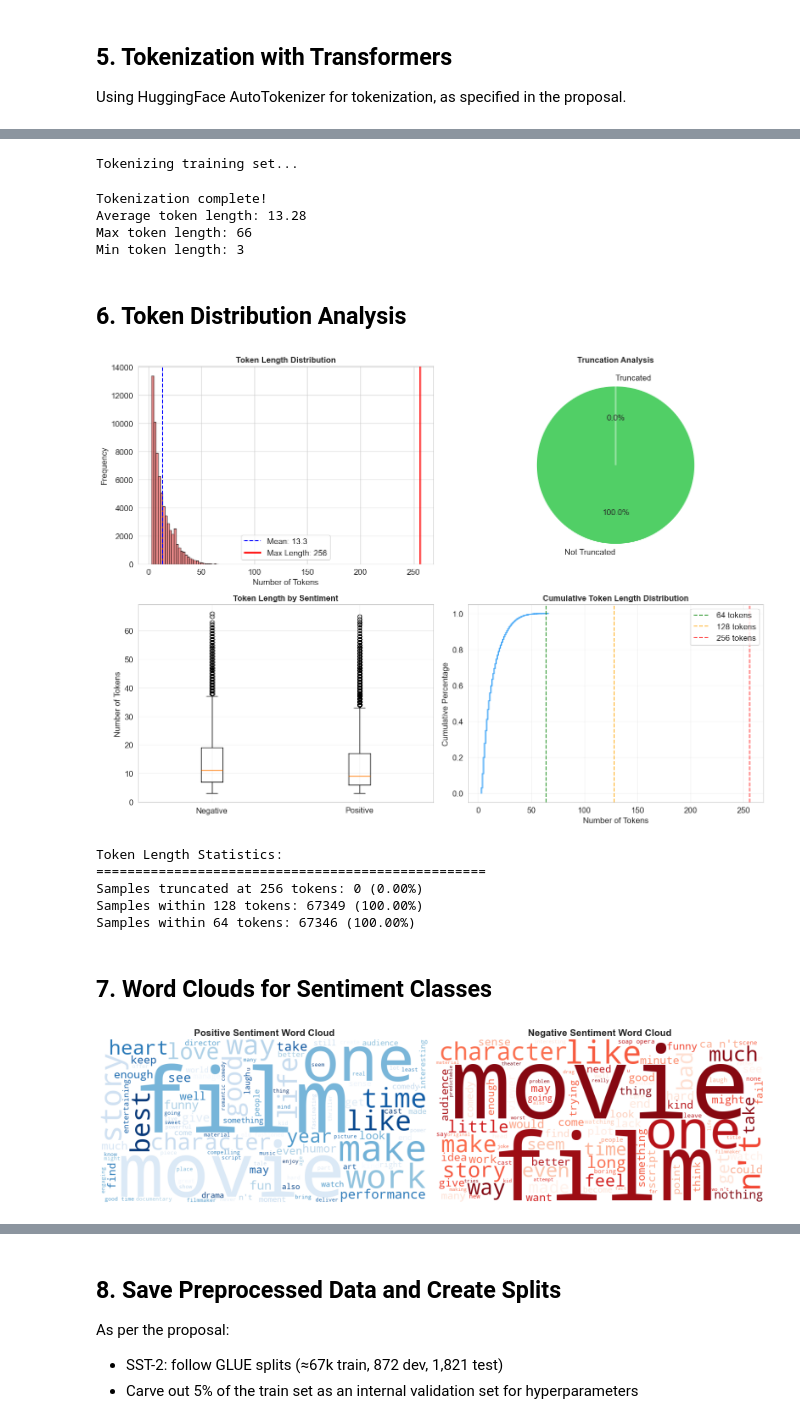
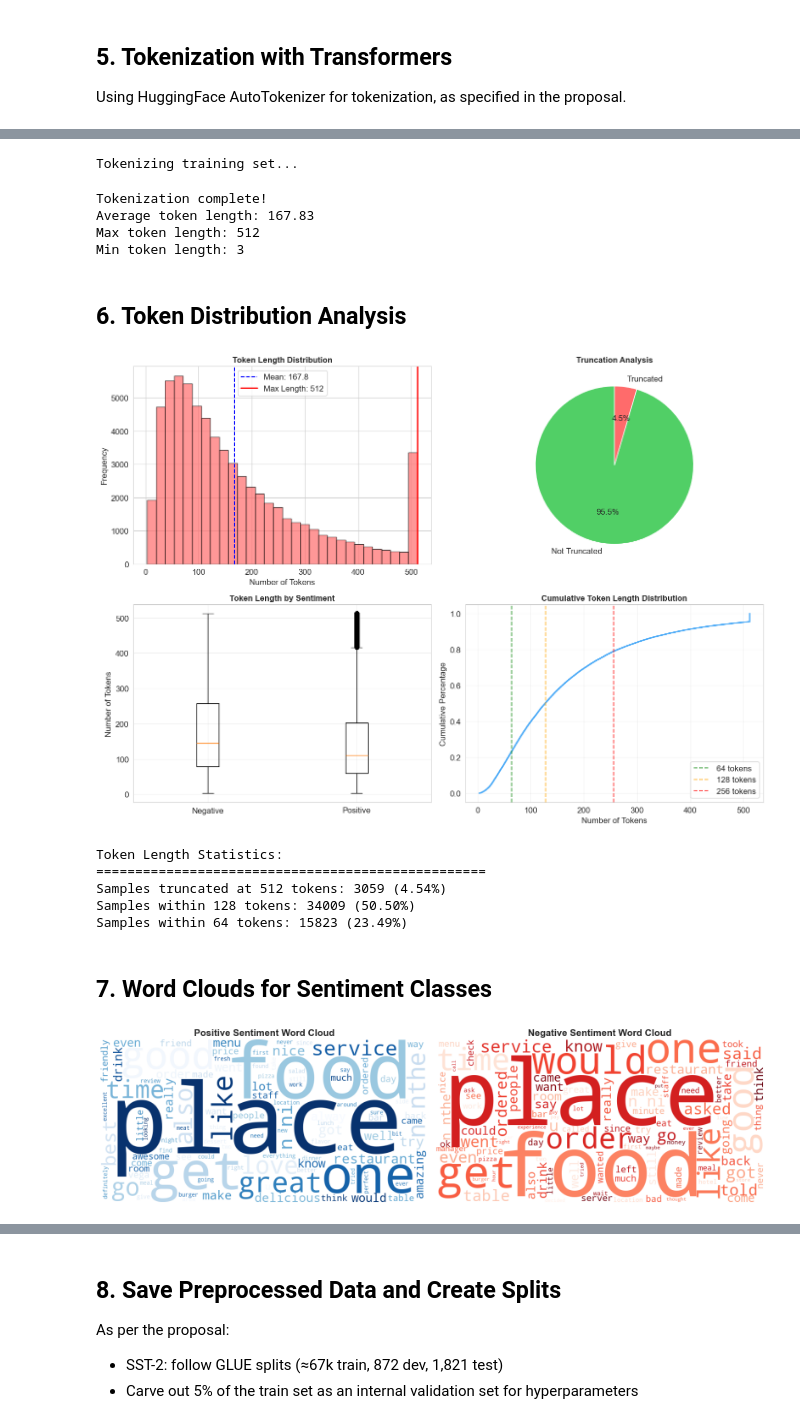
Before and after one commit to chaowei312/5800_FinalProject, a Jupyter notebook: notebooks/yelp/eda_preprocessing.ipynb, the cells around one changed output, grey strips where cells are left out. Drawn from its saved outputs; the diff is of its cells as text; code cells hidden in the pictures.

Commit message:
yelp_dataset_EDA_Experiment

```diff
--- a/notebooks/yelp/eda_preprocessing.ipynb
+++ b/notebooks/yelp/eda_preprocessing.ipynb
@@ -135,29 +168,29 @@ dtypes: int64(4), object(1)
 # %%
 # Basic statistics
 print("=" * 50)
-print("SST-2 DATASET STATISTICS")
+print("Yelp DATASET STATISTICS")
 print("=" * 50)
 
 # Label distribution
 print("\n1. Label Distribution:")
 print("-" * 30)
 print("Training set:")
-train_label_counts = sst2_train_df['label'].value_counts()
-print(f"  Negative (0): {train_label_counts[0]} ({train_label_counts[0]/len(sst2_train_df)*100:.1f}%)")
-print(f"  Positive (1): {train_label_counts[1]} ({train_label_counts[1]/len(sst2_train_df)*100:.1f}%)")
+train_label_counts = yelp_train_df['label'].value_counts()
+print(f"  Negative (0): {train_label_counts[0]} ({train_label_counts[0]/len(yelp_train_df)*100:.1f}%)")
+print(f"  Positive (1): {train_label_counts[1]} ({train_label_counts[1]/len(yelp_train_df)*100:.1f}%)")
 
 print("\nValidation set:")
-val_label_counts = sst2_val_df['label'].value_counts()
-print(f"  Negative (0): {val_label_counts[0]} ({val_label_counts[0]/len(sst2_val_df)*100:.1f}%)")
-print(f"  Positive (1): {val_label_counts[1]} ({val_label_counts[1]/len(sst2_val_df)*100:.1f}%)")
+val_label_counts = yelp_val_df['label'].value_counts()
+print(f"  Negative (0): {val_label_counts[0]} ({val_label_counts[0]/len(yelp_val_df)*100:.1f}%)")
+print(f"  Positive (1): {val_label_counts[1]} ({val_label_counts[1]/len(yelp_val_df)*100:.1f}%)")
 
 # Text statistics
 print("\n2. Text Length Statistics:")
 print("-" * 30)
 print("Training set:")
-print(sst2_train_df[['text_length', 'word_count']].describe())
+print(yelp_train_df[['text_length', 'word_count']].describe())
 
 print("\nValidation set:")
-print(sst2_val_df[['text_length', 'word_count']].describe())
+print(yelp_val_df[['text_length', 'word_count']].describe())
 # %% [output]
 ==================================================
@@ -330,23 +369,23 @@ def preprocess_text(text, lowercase=True, normalize_whitespace=True):
     return text
 
 # Example preprocessing
-sample_text = sst2_train_df.iloc[0]['sentence']
+sample_text = yelp_train_df.iloc[0]['text']
 print("Original text:")
 print(f"  '{sample_text}'")
 print("\nPreprocessed text:")
 print(f"  '{preprocess_text(sample_text)}'")
 
 # Apply preprocessing to the entire dataset
-print("\nApplying preprocessing to SST-2 dataset...")
-sst2_train_df['processed_text'] = sst2_train_df['sentence'].apply(preprocess_text)
-sst2_val_df['processed_text'] = sst2_val_df['sentence'].apply(preprocess_text)
+print("\nApplying preprocessing to Yelp dataset...")
+yelp_train_df['processed_text'] = yelp_train_df['text'].apply(preprocess_text)
+yelp_val_df['processed_text'] = yelp_val_df['text'].apply(preprocess_text)
 
 print("Preprocessing complete!")
 
 # Show examples of preprocessed text
 print("\nSample preprocessed texts:")
 for i in range(3):
-    print(f"\n{i+1}. Original: {sst2_train_df.iloc[i]['sentence']}")
-    print(f"   Processed: {sst2_train_df.iloc[i]['processed_text']}")
+    print(f"\n{i+1}. Original: {yelp_train_df.iloc[i]['text']}")
+    print(f"   Processed: {yelp_train_df.iloc[i]['processed_text']}")
 # %% [output]
 Original text:
@@ -437,13 +476,13 @@ Using HuggingFace AutoTokenizer for tokenization, as specified in the proposal.
 # Initialize tokenizer - using BERT as baseline for comparison
 # You can change this to any other model checkpoint
 MODEL_NAME = "bert-base-uncased"
-MAX_LENGTH = 256  # As specified in the proposal
+MAX_LENGTH = 512  # As specified in the proposal
 
 print(f"Loading tokenizer: {MODEL_NAME}")
 tokenizer = AutoTokenizer.from_pretrained(MODEL_NAME)
 
 # Example tokenization
-sample_text = sst2_train_df.iloc[0]['processed_text']
+sample_text = yelp_train_df.iloc[0]['processed_text']
 print(f"\nOriginal text: {sample_text}")
 
 # Tokenize
@@ -509,11 +548,11 @@ def tokenize_dataset(texts, tokenizer, max_length=256, batch_size=32):
 
 # Tokenize training data
 print("Tokenizing training set...")
-train_texts = sst2_train_df['processed_text'].tolist()
+train_texts = yelp_train_df['processed_text'].tolist()
 train_tokenized = tokenize_dataset(train_texts, tokenizer, MAX_LENGTH)
 
 # Add token lengths to dataframe
-sst2_train_df['token_length'] = train_tokenized['token_lengths']
+yelp_train_df['token_length'] = train_tokenized['token_lengths']
 
 print(f"Tokenization complete!")
 print(f"Average token length: {np.mean(train_tokenized['token_lengths']):.2f}")
@@ -522,8 +561,8 @@ print(f"Min token length: {np.min(train_tokenized['token_lengths'])}")
 # %% [output]
 Tokenizing training set...
 Tokenization complete!
-Average token length: 13.28
-Max token length: 66
+Average token length: 167.83
+Max token length: 512
 Min token length: 3
 # %% [markdown]
 ## 6. Token Distribution Analysis
@@ -532,9 +571,9 @@ Min token length: 3
 fig, axes = plt.subplots(2, 2, figsize=(14, 10))
 
 # Token length distribution
-axes[0, 0].hist(sst2_train_df['token_length'], bins=30, alpha=0.7, color='#ff6b6b', edgecolor='black')
-axes[0, 0].axvline(sst2_train_df['token_length'].mean(), color='blue', linestyle='--',
-                   label=f'Mean: {sst2_train_df["token_length"].mean():.1f}')
+axes[0, 0].hist(yelp_train_df['token_length'], bins=30, alpha=0.7, color='#ff6b6b', edgecolor='black')
+axes[0, 0].axvline(yelp_train_df['token_length'].mean(), color='blue', linestyle='--',
+                   label=f'Mean: {yelp_train_df["token_length"].mean():.1f}')
 axes[0, 0].axvline(MAX_LENGTH, color='red', linestyle='-', linewidth=2,
                    label=f'Max Length: {MAX_LENGTH}')
 axes[0, 0].set_title('Token Length Distribution', fontsize=12, fontweight='bold')
@@ -543,22 +582,22 @@ axes[0, 0].set_ylabel('Frequency')
 axes[0, 0].legend()
 
 # Truncation analysis
-truncated = (sst2_train_df['token_length'] == MAX_LENGTH).sum()
-not_truncated = len(sst2_train_df) - truncated
+truncated = (yelp_train_df['token_length'] == MAX_LENGTH).sum()
+not_truncated = len(yelp_train_df) - truncated
 axes[0, 1].pie([not_truncated, truncated], labels=['Not Truncated', 'Truncated'],
                autopct='%1.1f%%', colors=['#51cf66', '#ff6b6b'], startangle=90)
 axes[0, 1].set_title('Truncation Analysis', fontsize=12, fontweight='bold')
 
 # Token length by sentiment
-axes[1, 0].boxplot([sst2_train_df[sst2_train_df['label'] == 0]['token_length'],
-                     sst2_train_df[sst2_train_df['label'] == 1]['token_length']],
+axes[1, 0].boxplot([yelp_train_df[yelp_train_df['label'] == 0]['token_length'],
+                     yelp_train_df[yelp_train_df['label'] == 1]['token_length']],
                     labels=['Negative', 'Positive'])
 axes[1, 0].set_title('Token Length by Sentiment', fontsize=12, fontweight='bold')
 axes[1, 0].set_ylabel('Number of Tokens')
 axes[1, 0].grid(True, alpha=0.3)
 
 # Cumulative distribution
-sorted_lengths = np.sort(sst2_train_df['token_length'])
+sorted_lengths = np.sort(yelp_train_df['token_length'])
 cumulative = np.arange(1, len(sorted_lengths) + 1) / len(sorted_lengths)
 axes[1, 1].plot(sorted_lengths, cumulative, linewidth=2, color='#4dabf7')
 axes[1, 1].axvline(64, color='green', linestyle='--', alpha=0.7, label='64 tokens')
@@ -576,16 +615,16 @@ plt.show()
 # Statistics
 print("\nToken Length Statistics:")
 print("=" * 50)
-print(f"Samples truncated at {MAX_LENGTH} tokens: {truncated} ({truncated/len(sst2_train_df)*100:.2f}%)")
-print(f"Samples within 128 tokens: {(sst2_train_df['token_length'] <= 128).sum()} ({(sst2_train_df['token_length'] <= 128).sum()/len(sst2_train_df)*100:.2f}%)")
-print(f"Samples within 64 tokens: {(sst2_train_df['token_length'] <= 64).sum()} ({(sst2_train_df['token_length'] <= 64).sum()/len(sst2_train_df)*100:.2f}%)")
+print(f"Samples truncated at {MAX_LENGTH} tokens: {truncated} ({truncated/len(yelp_train_df)*100:.2f}%)")
+print(f"Samples within 128 tokens: {(yelp_train_df['token_length'] <= 128).sum()} ({(yelp_train_df['token_length'] <= 128).sum()/len(yelp_train_df)*100:.2f}%)")
+print(f"Samples within 64 tokens: {(yelp_train_df['token_length'] <= 64).sum()} ({(yelp_train_df['token_length'] <= 64).sum()/len(yelp_train_df)*100:.2f}%)")
 # %% [output]
-[figure, old version]
+[figure, new version]
 Token Length Statistics:
 ==================================================
-Samples truncated at 256 tokens: 0 (0.00%)
-Samples within 128 tokens: 67349 (100.00%)
-Samples within 64 tokens: 67346 (100.00%)
+Samples truncated at 512 tokens: 3059 (4.54%)
+Samples within 128 tokens: 34009 (50.50%)
+Samples within 64 tokens: 15823 (23.49%)
 # %% [markdown]
 ## 7. Word Clouds for Sentiment Classes
 # %%
@@ -596,38 +635,38 @@ from wordcloud import WordCloud
 stop_words = set(stopwords.words('english'))
 
 # Separate texts by sentiment
-positive_texts = ' '.join(sst2_train_df[sst2_train_df['label'] == 1]['processed_text'].values)
-negative_texts = ' '.join(sst2_train_df[sst2_train_df['label'] == 0]['processed_text'].values)
+positive_texts = ' '.join(yelp_train_df[yelp_train_df['label'] == 1]['processed_text'].values)
+negative_texts = ' '.join(yelp_train_df[yelp_train_df['label'] == 0]['processed_text'].values)
 
 # Create word clouds
 fig, axes = plt.subplots(1, 2, figsize=(16, 8))
 
 # Positive sentiment word cloud
 positive_wc = WordCloud(width=800, height=400,
                         background_color='white',
                         stopwords=stop_words,
                         colormap='Blues',
                         max_words=100).generate(positive_texts)
 
 axes[0].imshow(positive_wc, interpolation='bilinear')
 axes[0].set_title('Positive Sentiment Word Cloud', fontsize=16, fontweight='bold')
 axes[0].axis('off')
 
 # Negative sentiment word cloud
 negative_wc = WordCloud(width=800, height=400,
                         background_color='white',
                         stopwords=stop_words,
                         colormap='Reds',
                         max_words=100).generate(negative_texts)
 
 axes[1].imshow(negative_wc, interpolation='bilinear')
 axes[1].set_title('Negative Sentiment Word Cloud', fontsize=16, fontweight='bold')
 axes[1].axis('off')
 
 plt.tight_layout()
 plt.show()
 # %% [output]
-[figure, old version]
+[figure, new version]
 # %%
 # Most frequent words analysis
 from collections import Counter
```
Also changed, not shown: parts of 16 cells of this notebook, 14 other files.
